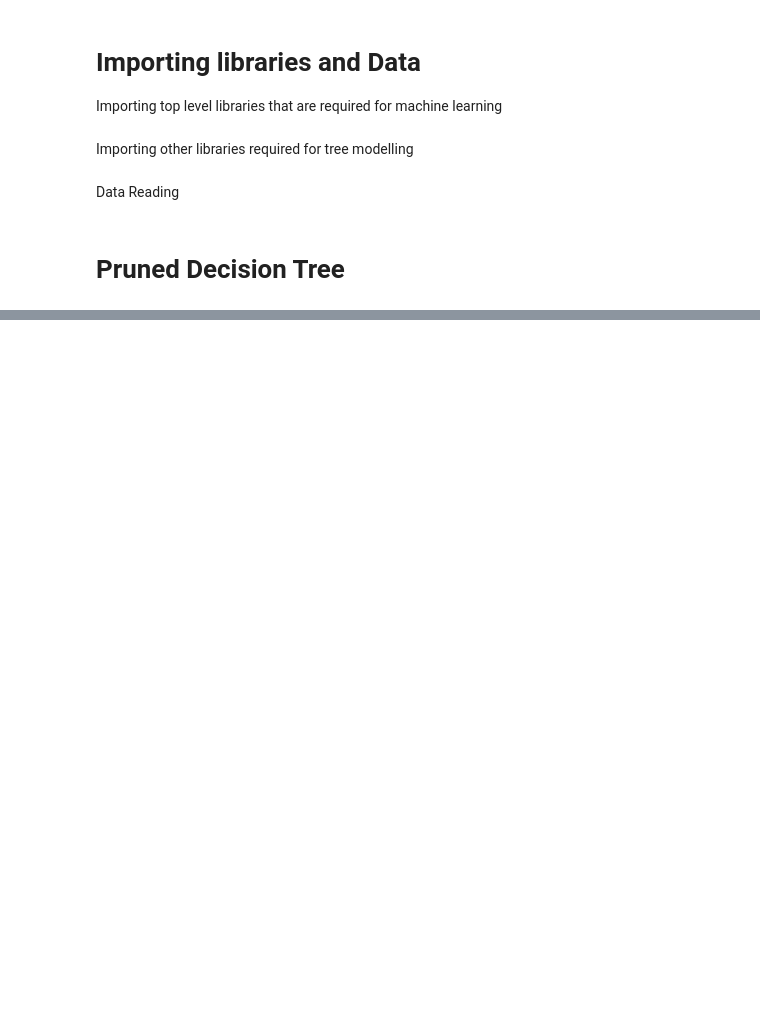
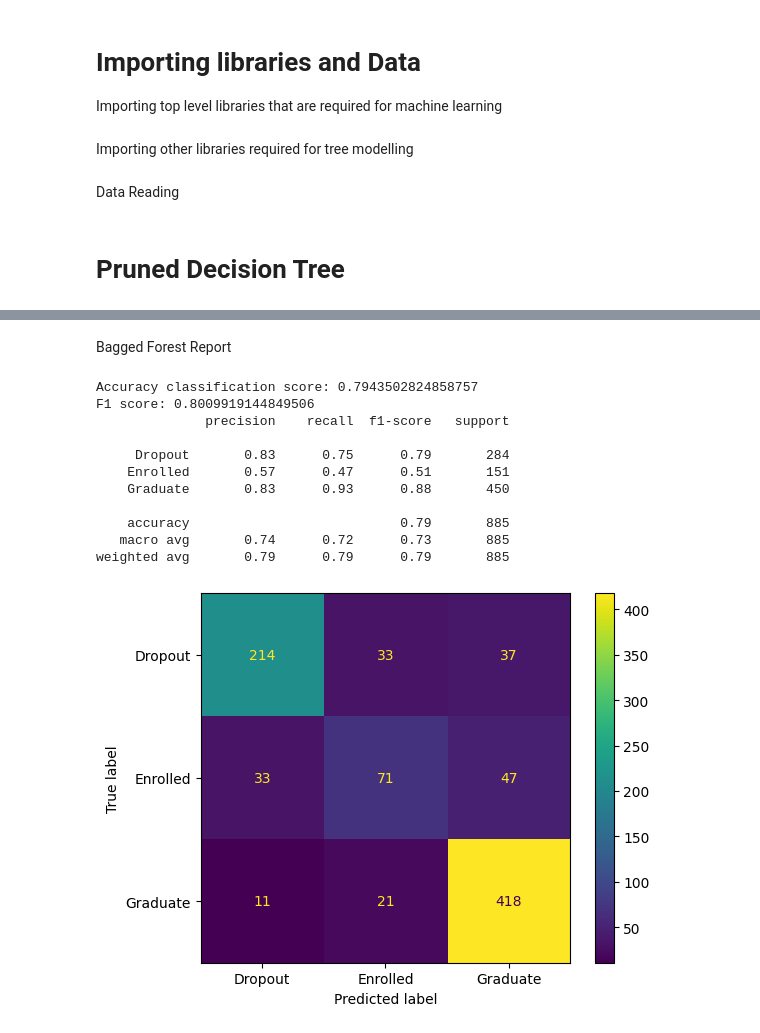
Before and after one commit to Tohtoroo/MLDropout, a Jupyter notebook: main/Trees_training.ipynb, the cells around one changed output, grey strips where cells are left out. Cells and saved outputs as stored; diff of their text form; code cells hidden in the pictures; blank space fills up the shorter version.

```diff
--- a/main/Trees_training.ipynb
+++ b/main/Trees_training.ipynb
@@ -43,0 +105,3 @@ X_test = pd.read_csv("../data/X_test.csv")
+# %%
+bagged_forest = RF(max_features = X_train.shape[1],n_estimators = 5000)
+bagged_forest.fit(X_train,Y_train)
@@ -43,0 +168,18 @@ X_test = pd.read_csv("../data/X_test.csv")
+# %% [markdown]
+Bagged Forest Report
+# %%
+bagged_forest_accuracy, bagged_forest_f1, bagged_forest_full_report, bagged_forest_cm = \
+    evaluate_classification_method(bagged_forest)
+# %% [output]
+Accuracy classification score: 0.7943502824858757
+F1 score: 0.8009919144849506
+              precision    recall  f1-score   support
+
+     Dropout       0.83      0.75      0.79       284
+    Enrolled       0.57      0.47      0.51       151
+    Graduate       0.83      0.93      0.88       450
+
+    accuracy                           0.79       885
+   macro avg       0.74      0.72      0.73       885
+weighted avg       0.79      0.79      0.79       885
+[figure, added]
```
Also changed, not shown: parts of 28 cells of this notebook, 1 other file.
